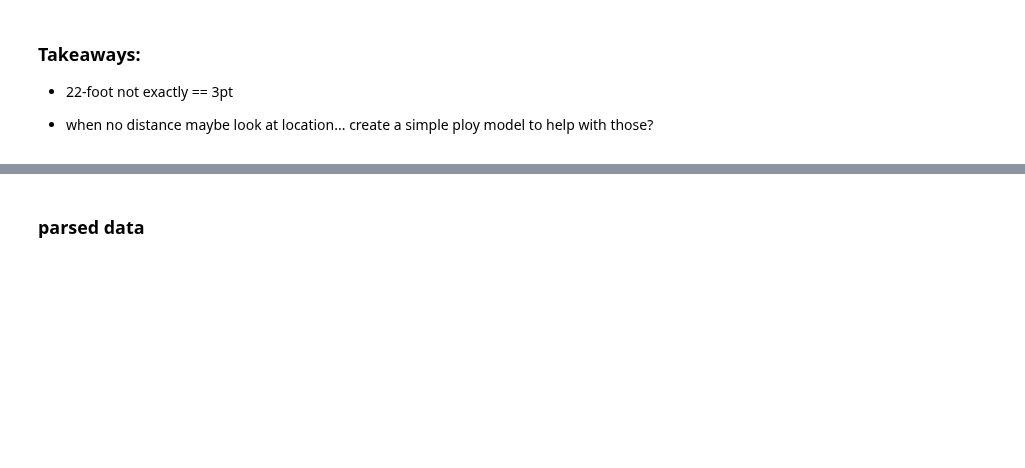
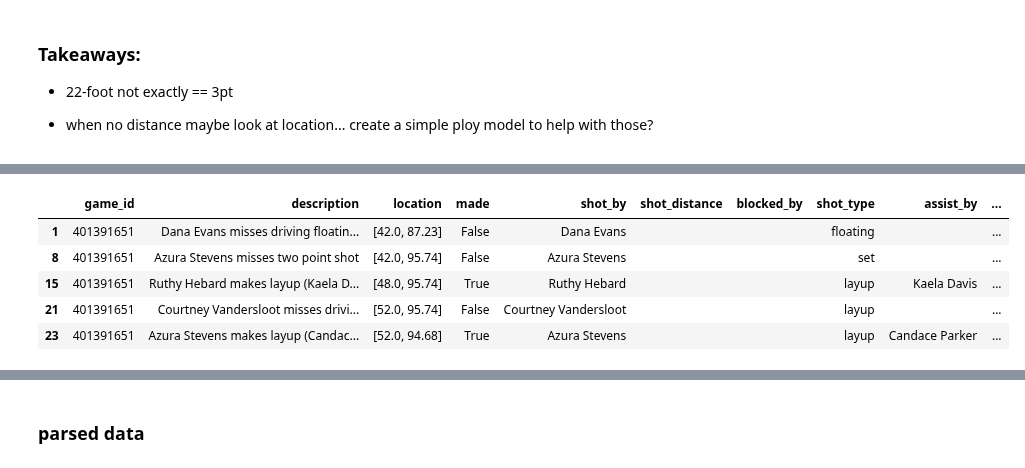
Before and after one commit to dpasse/monte, a Jupyter notebook: workspace/wncaa/shot_charts.ipynb, the cells around one changed output, grey strips where cells are left out. Saved outputs shown, nothing was run; the diff lists cells and outputs as text; code cells hidden in the pictures; blank space fills up the shorter version.

```diff
--- a/workspace/wncaa/shot_charts.ipynb
+++ b/workspace/wncaa/shot_charts.ipynb
@@ -326,3 +392,20 @@ validation
+# %%
+df_unlabeled = df_valid[
+    np.logical_and(
+        df_valid.shot_distance.str.len() == 0, ## have distance, > 22
+        ~df_valid.is_3pt,
+    )
+].copy()
+
+df_unlabeled['predicted_3pt'] = model.predict(df_unlabeled.single_location.tolist())
+df_unlabeled.head()
+# %% [output]
+|  | game_id | description | location | made | shot_by | shot_distance | blocked_by | shot_type | assist_by | ... |
+| 1 | 401391651 | Dana Evans misses driving floatin... | [42.0, 87.23] | False | Dana Evans |  |  | floating |  | ... |
+| 8 | 401391651 | Azura Stevens misses two point shot | [42.0, 95.74] | False | Azura Stevens |  |  | set |  | ... |
+| 15 | 401391651 | Ruthy Hebard makes layup (Kaela D... | [48.0, 95.74] | True | Ruthy Hebard |  |  | layup | Kaela Davis | ... |
+| 21 | 401391651 | Courtney Vandersloot misses drivi... | [52.0, 95.74] | False | Courtney Vandersloot |  |  | layup |  | ... |
+| 23 | 401391651 | Azura Stevens makes layup (Candac... | [52.0, 94.68] | True | Azura Stevens |  |  | layup | Candace Parker | ... |
 # %%
 fig, ax = plt.subplots()
 
```
Also changed, not shown: parts of 4 cells of this notebook.
